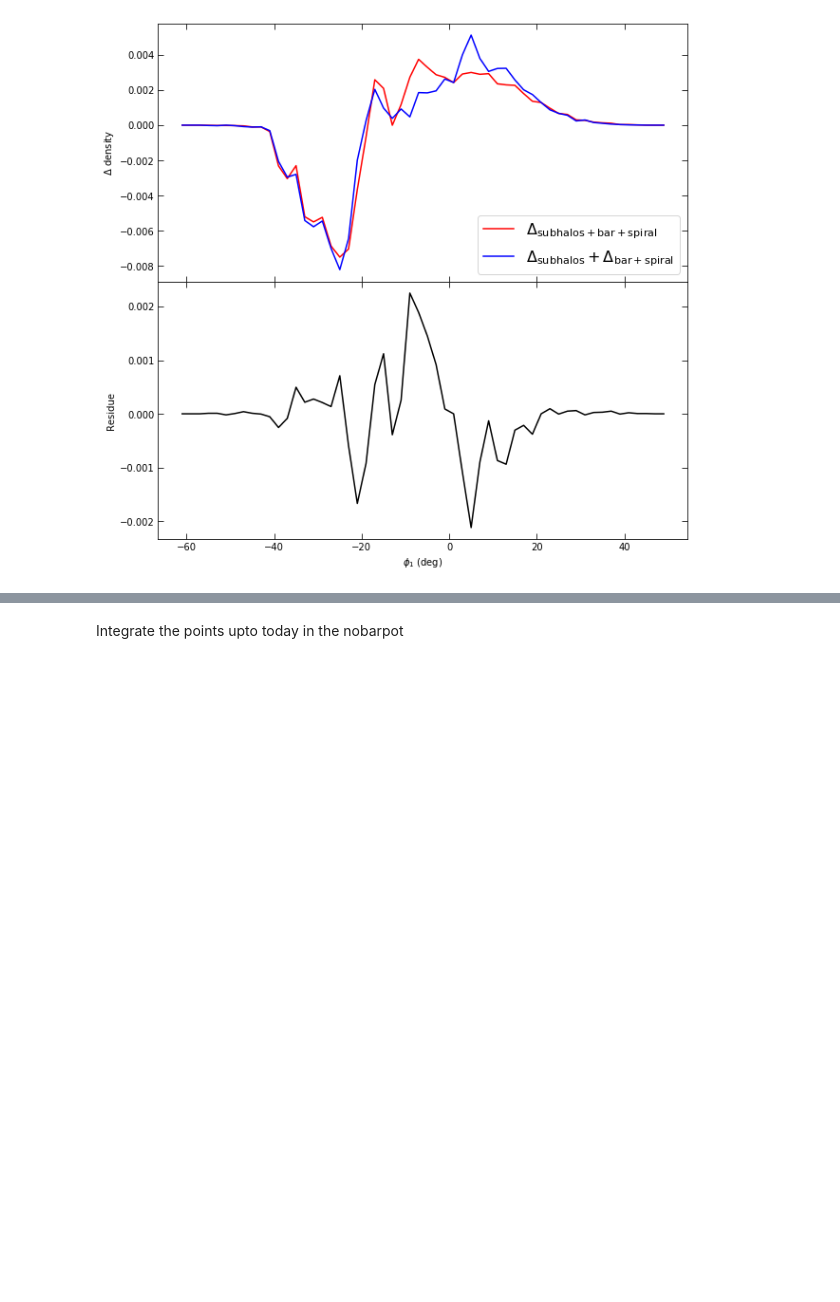
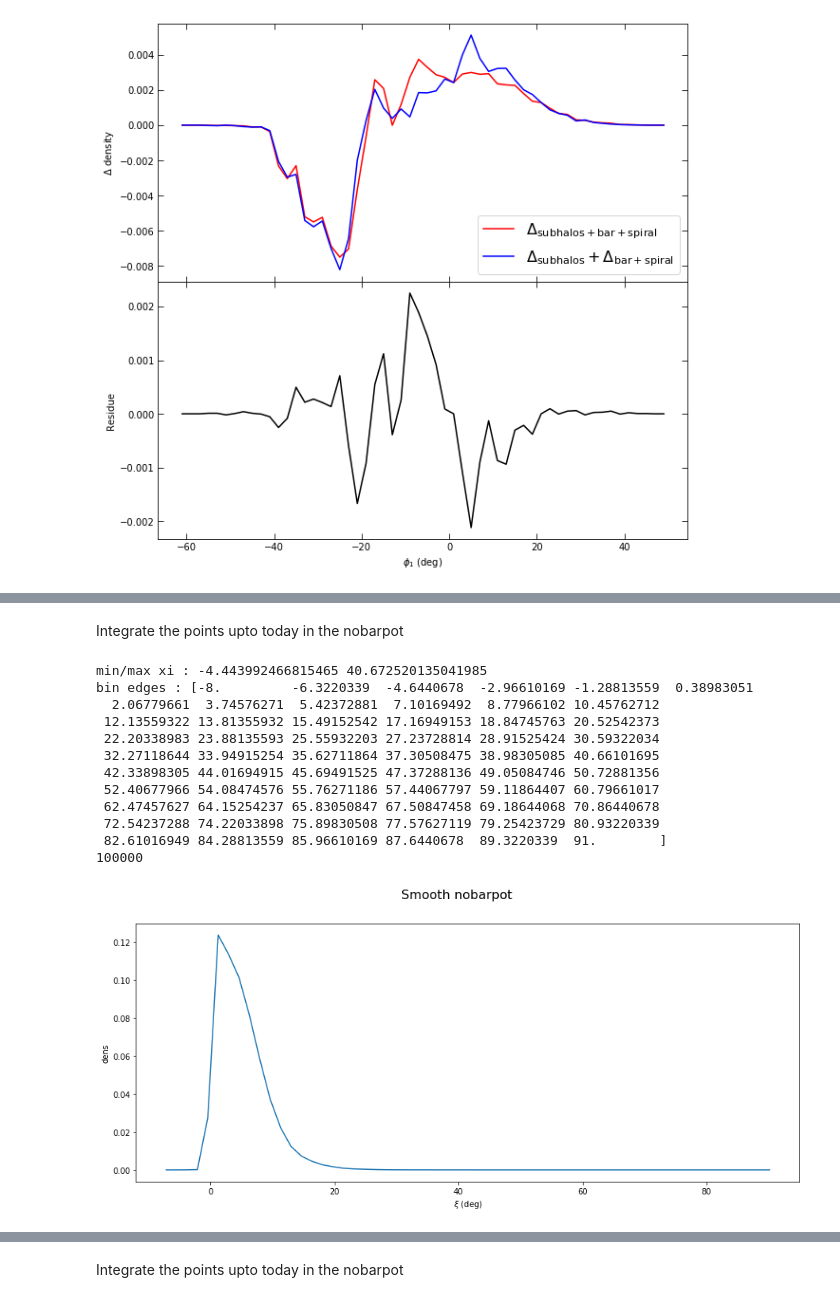
Before and after one commit to nbanik/Analyze_GD-1, a Jupyter notebook: spraydf_combine_bar+spiral and subhalos.ipynb, the cells around one changed output, grey strips where cells are left out. Saved outputs shown, nothing was run; the diff lists cells and outputs as text; code cells hidden in the pictures; blank space fills up the shorter version.

```diff
--- a/spraydf_combine_bar+spiral and subhalos.ipynb
+++ b/spraydf_combine_bar+spiral and subhalos.ipynb
@@ -746,0 +792,13 @@ plt.show()
+# %% [markdown]
+Integrate the points upto today in the nobarpot
+# %%
+fo1=open("Pal5_spraydf_sample_100K_nobarpot_final_coord.dat","w")
+fo1.write("#R   phi   z   vR    vT    vz    ts" + "\n")
+
+for ii in range(100000):
+    ts=np.linspace(-dt[ii],0,1001)
+    o=Orbit([R[ii],vR[ii],vT[ii],z[ii],vz[ii],phi[ii]])
+    o.integrate(ts,nobarpot)
+    fo1.write(str(o.R(ts[-1])) + "   " + str(o.phi(ts[-1])) + "   " + str(o.z(ts[-1])) + "   " + str(o.vR(ts[-1])) + "   " + str(o.vT(ts[-1])) + "   " + str(o.vz(ts[-1])) + "\n")
+
+fo1.close()
@@ -746,0 +849,35 @@ plt.show()
+# %%
+#smooth stream,
+
+#R   phi   z   vR    vT    vz
+
+Rs,phis,zs,_,_,_=np.loadtxt("combine_bar_spiral_subhalos/Pal5_spraydf_sample_100K_nobarpot_final_coord.dat",unpack=True)
+
+xis,etas=galcencyl_to_xieta(Rs,phis,zs)
+
+midxis,dens=bin_full_stream(xis)
+
+
+plt.figure(figsize=(15,6))
+plt.suptitle("Smooth nobarpot",fontsize=16)
+#plt.subplot(1,2,1)
+#plt.scatter(p1_nobarpot,p2_nobarpot)
+plt.plot(midxis,dens)
+plt.ylabel("dens")
+plt.xlabel(r'$\xi$ (deg)')
+
+plt.show()
+# %% [output]
+min/max xi : -4.443992466815465 40.672520135041985
+bin edges : [-8.         -6.3220339  -4.6440678  -2.96610169 -1.28813559  0.38983051
+  2.06779661  3.74576271  5.42372881  7.10169492  8.77966102 10.45762712
+ 12.13559322 13.81355932 15.49152542 17.16949153 18.84745763 20.52542373
+ 22.20338983 23.88135593 25.55932203 27.23728814 28.91525424 30.59322034
+ 32.27118644 33.94915254 35.62711864 37.30508475 38.98305085 40.66101695
+ 42.33898305 44.01694915 45.69491525 47.37288136 49.05084746 50.72881356
+ 52.40677966 54.08474576 55.76271186 57.44067797 59.11864407 60.79661017
+ 62.47457627 64.15254237 65.83050847 67.50847458 69.18644068 70.86440678
+ 72.54237288 74.22033898 75.89830508 77.57627119 79.25423729 80.93220339
+ 82.61016949 84.28813559 85.96610169 87.6440678  89.3220339  91.        ]
+100000
+[figure, added]
```
Also changed, not shown: parts of 11 cells of this notebook.
